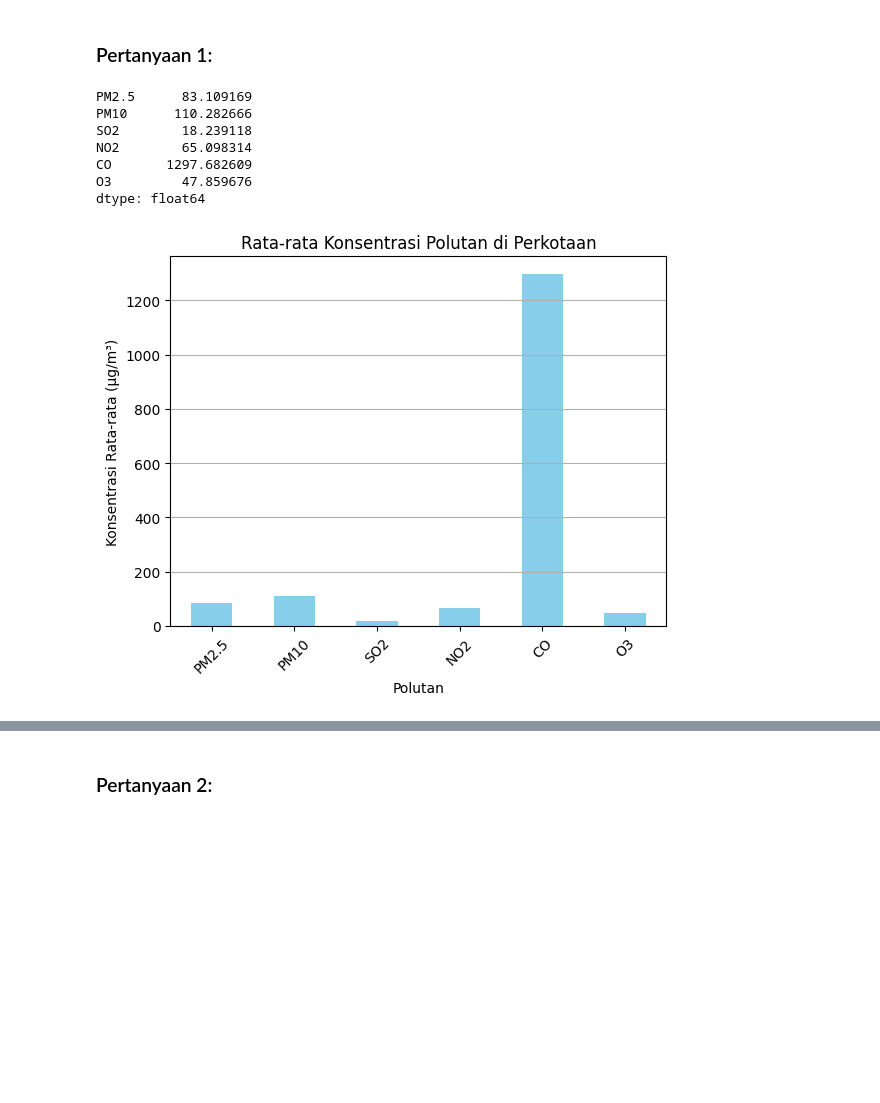
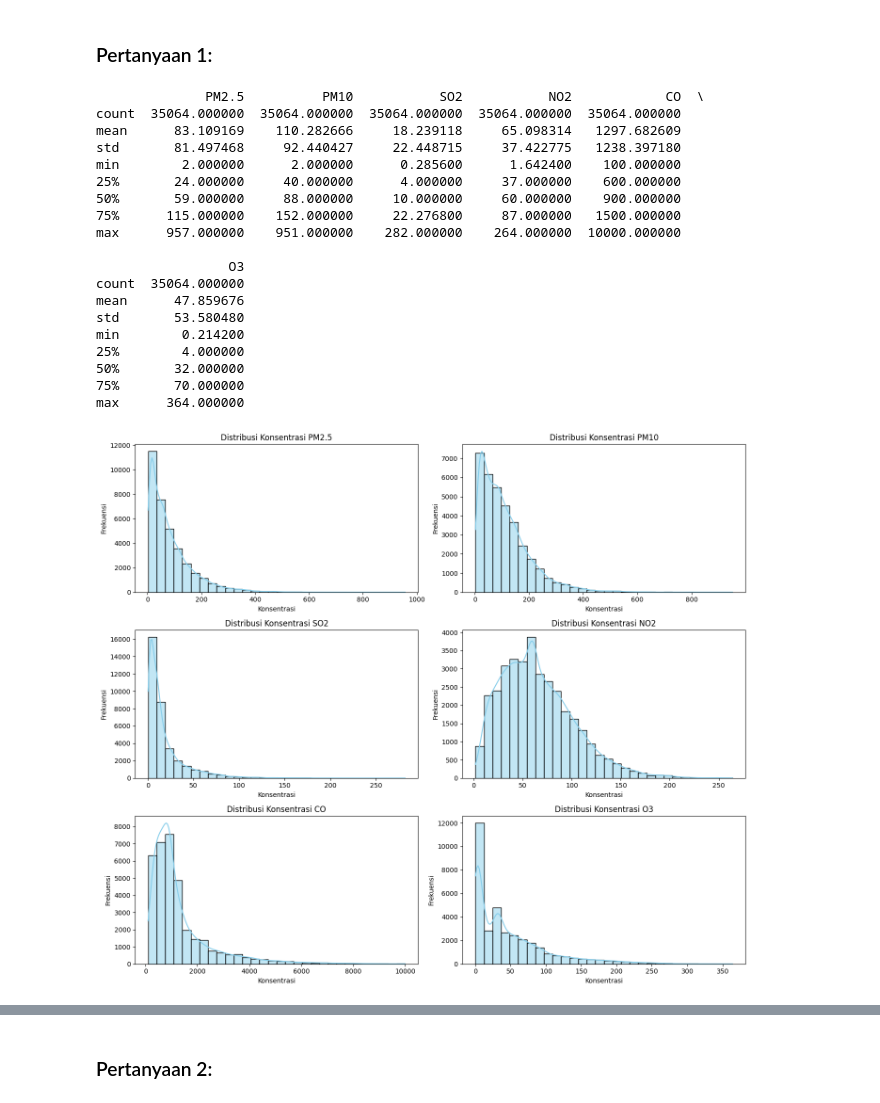
Before and after one commit to windyrahayu45/Analisis-Submit, a Jupyter notebook: Proyek_Analisis_Data.ipynb, the cells around one changed output, grey strips where cells are left out. Drawn from its saved outputs; the diff is of its cells as text; code cells hidden in the pictures; blank space fills up the shorter version.

```diff
--- a/Proyek_Analisis_Data.ipynb
+++ b/Proyek_Analisis_Data.ipynb
@@ -133,26 +133,41 @@ dtype: int64
 ## Visualization & Explanatory Analysis
 # %% [markdown]
 ### Pertanyaan 1:
-# %%
-average_pollutants = df[['PM2.5', 'PM10', 'SO2', 'NO2', 'CO', 'O3']].mean()
-
-# Menampilkan hasil rata-rata
-print(average_pollutants)
-
-# Visualisasi rata-rata polutan
-average_pollutants.plot(kind='bar', color='skyblue')
-plt.title('Rata-rata Konsentrasi Polutan di Perkotaan')
-plt.ylabel('Konsentrasi Rata-rata (µg/m³)')
-plt.xlabel('Polutan')
-plt.xticks(rotation=45)
-plt.grid(axis='y')
-plt.show()
-# %% [output]
-PM2.5      83.109169
-PM10      110.282666
-SO2        18.239118
-NO2        65.098314
-CO       1297.682609
-O3         47.859676
-dtype: float64
-[figure, removed]
+# %%
+# Kolom polutan
+pollutants = ["PM2.5", "PM10", "SO2", "NO2", "CO", "O3"]
+
+# Statistik deskriptif
+print(df[pollutants].describe())
+
+# Visualisasi distribusi polutan
+fig, axes = plt.subplots(3, 2, figsize=(14, 12))
+axes = axes.flatten()
+for i, pollutant in enumerate(pollutants):
+    sns.histplot(df[pollutant], bins=30, kde=True, ax=axes[i], color='skyblue')
+    axes[i].set_title(f'Distribusi Konsentrasi {pollutant}')
+    axes[i].set_xlabel('Konsentrasi')
+    axes[i].set_ylabel('Frekuensi')
+plt.tight_layout()
+plt.show()
+# %% [output]
+              PM2.5          PM10           SO2           NO2            CO  \
+count  35064.000000  35064.000000  35064.000000  35064.000000  35064.000000
+mean      83.109169    110.282666     18.239118     65.098314   1297.682609
+std       81.497468     92.440427     22.448715     37.422775   1238.397180
+min        2.000000      2.000000      0.285600      1.642400    100.000000
+25%       24.000000     40.000000      4.000000     37.000000    600.000000
+50%       59.000000     88.000000     10.000000     60.000000    900.000000
+75%      115.000000    152.000000     22.276800     87.000000   1500.000000
+max      957.000000    951.000000    282.000000    264.000000  10000.000000
+
+                 O3
+count  35064.000000
+mean      47.859676
+std       53.580480
+min        0.214200
+25%        4.000000
+50%       32.000000
+75%       70.000000
+max      364.000000
+[figure, added]
```
Also changed, not shown: parts of 13 cells of this notebook, 1 other file.
